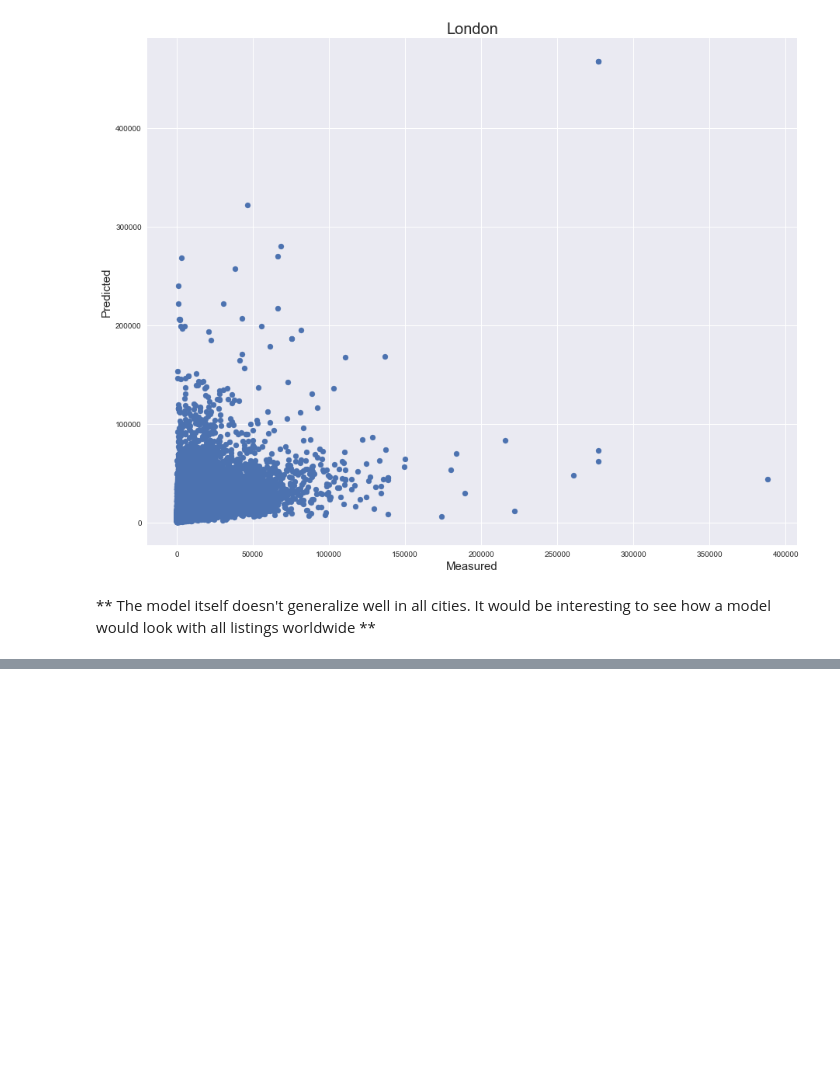
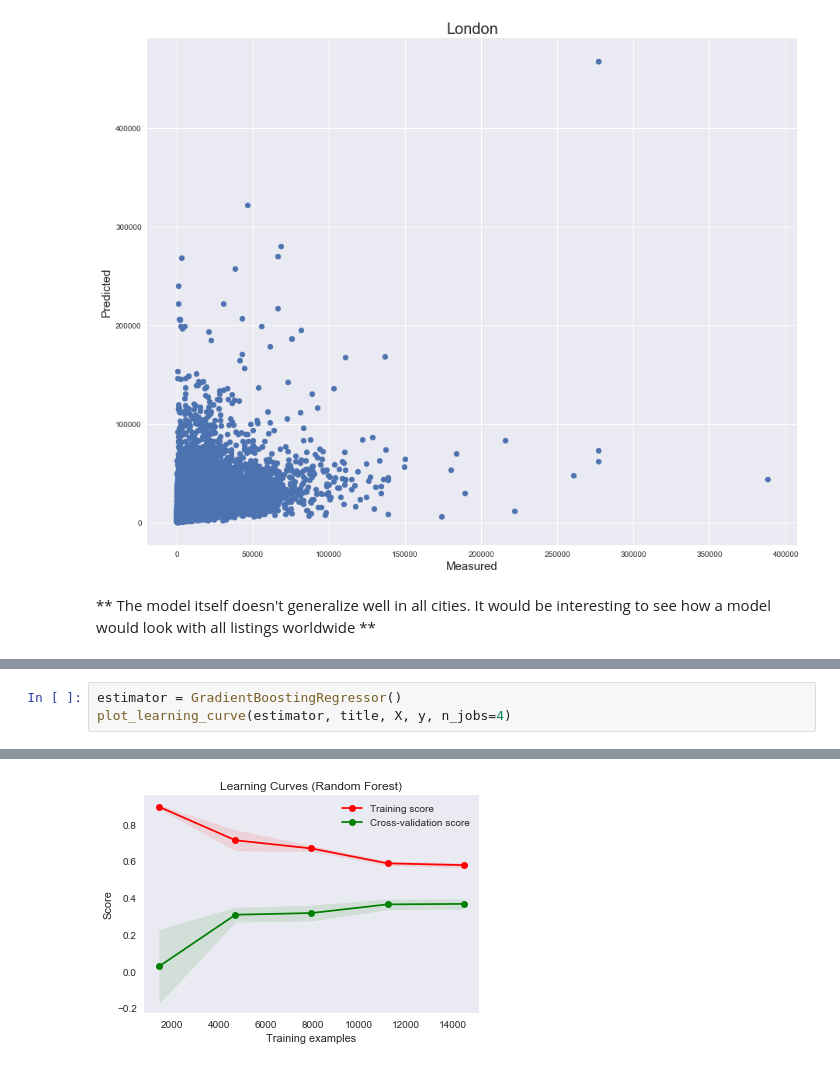
Before and after one commit to csmangum/portfolio, a Jupyter notebook: Projects/Profit_Prediction/Part2_Modeling.ipynb, the cells around one changed output, grey strips where cells are left out. Cells and saved outputs as stored; diff of their text form; blank space fills up the shorter version.

```diff
--- a/Projects/Profit_Prediction/Part2_Modeling.ipynb
+++ b/Projects/Profit_Prediction/Part2_Modeling.ipynb
@@ -294,0 +343,4 @@ R-Squared: -0.71
+# %%
+estimator = GradientBoostingRegressor()
+plot_learning_curve(estimator, title, X, y, n_jobs=4)
+# %% [output]
@@ -294,0 +348 @@ R-Squared: -0.71
+[figure, added]
```
Also changed, not shown: parts of 9 cells of this notebook, 1 other file.
